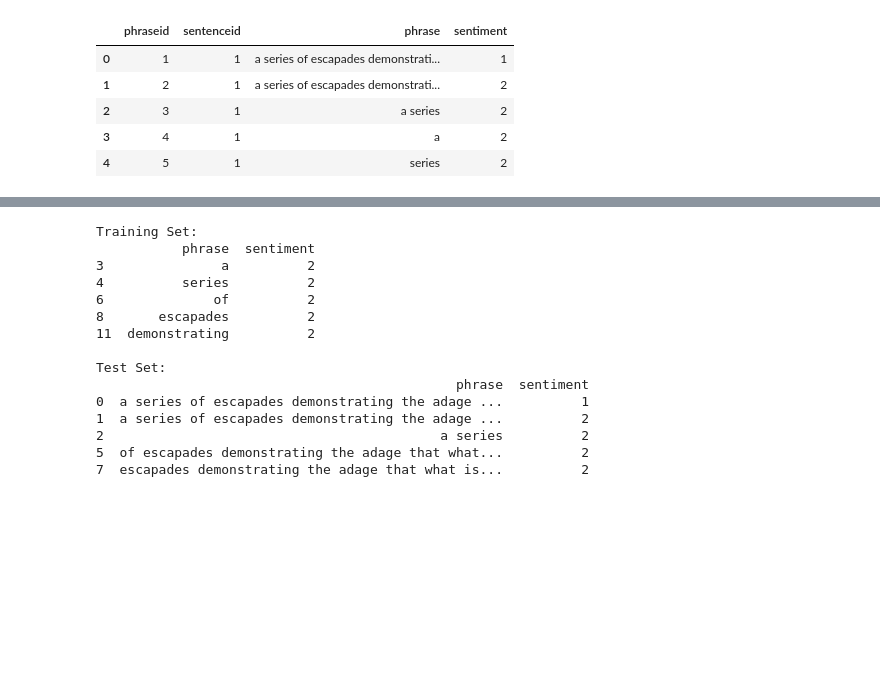
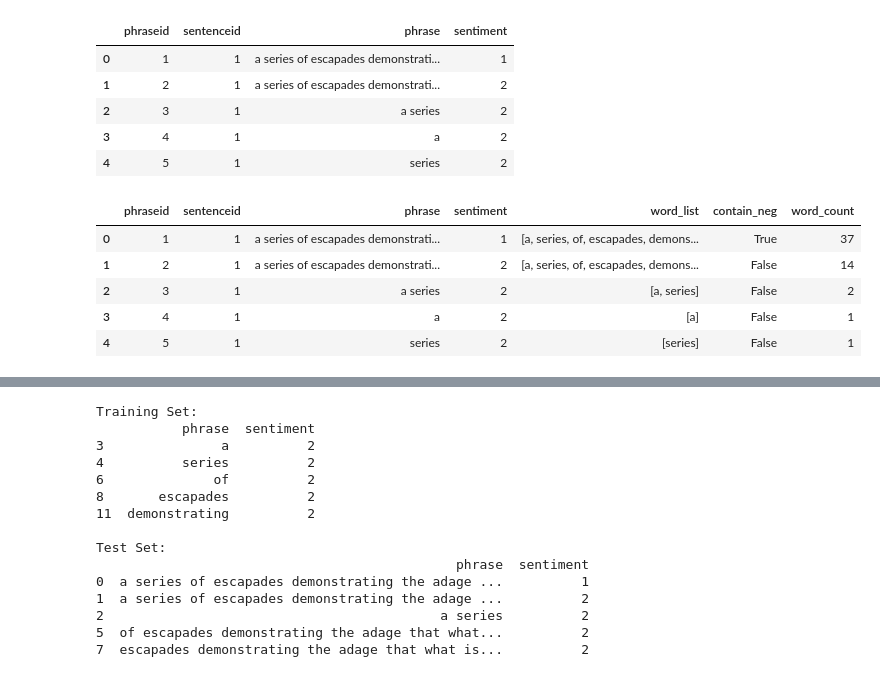
Before and after one commit to DryingPole/sentiment, a Jupyter notebook: notebooks/Final Project Process Book.ipynb, the cells around one changed output, grey strips where cells are left out. Drawn from its saved outputs; the diff is of its cells as text; code cells hidden in the pictures; blank space fills up the shorter version.

```diff
--- a/notebooks/Final Project Process Book.ipynb
+++ b/notebooks/Final Project Process Book.ipynb
@@ -50,3 +50,17 @@ phrases.head()
 | 2 | 3 | 1 | a series | 2 |
 | 3 | 4 | 1 | a | 2 |
 | 4 | 5 | 1 | series | 2 |
+# %%
+# Data Exploration -- capture some features of each phrase
+pe = phrases.copy()
+pe['word_list'] = pe.phrase.str.split()
+pe['contain_neg'] = map(lambda l: "not" in l or "n't" in l or "neither" in l or "but" in l, pe.word_list)
+pe['word_count'] = map(len, pe.word_list)
+pe.head()
+# %% [output]
+|  | phraseid | sentenceid | phrase | sentiment | word_list | contain_neg | word_count |
+| 0 | 1 | 1 | a series of escapades demonstrati... | 1 | [a, series, of, escapades, demons... | True | 37 |
+| 1 | 2 | 1 | a series of escapades demonstrati... | 2 | [a, series, of, escapades, demons... | False | 14 |
+| 2 | 3 | 1 | a series | 2 | [a, series] | False | 2 |
+| 3 | 4 | 1 | a | 2 | [a] | False | 1 |
+| 4 | 5 | 1 | series | 2 | [series] | False | 1 |
```
Also changed, not shown: parts of 8 cells of this notebook, 2 other files.
